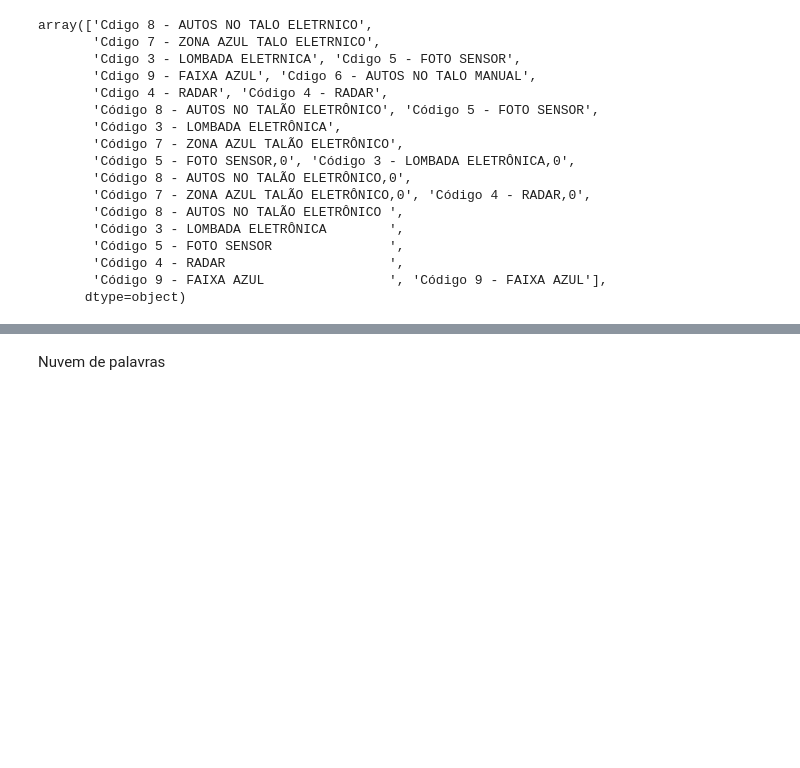
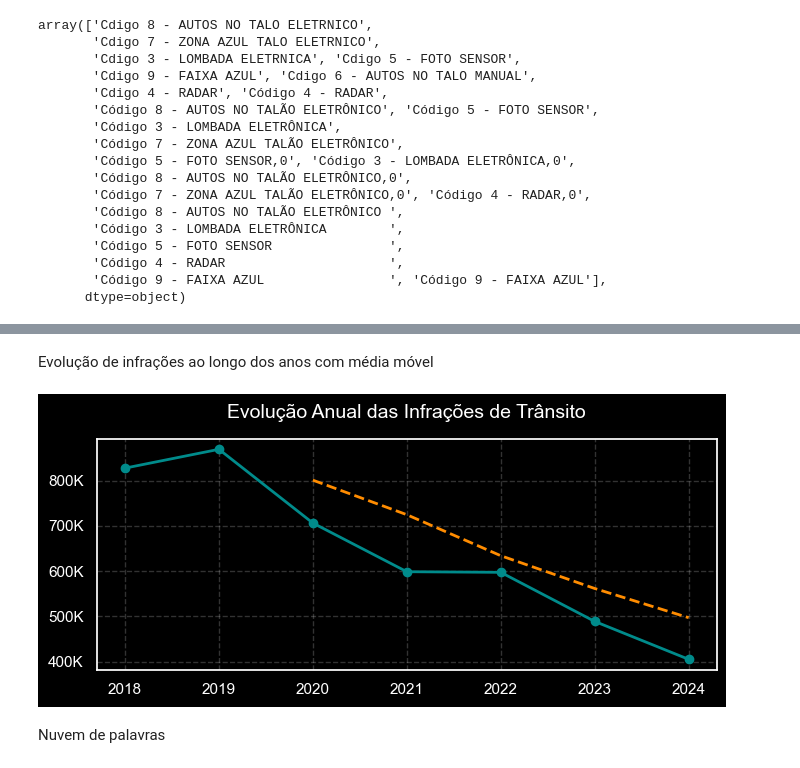
Before and after one commit to FlaviaCosta1037/analise_infracoes_transito, a Jupyter notebook: main.ipynb, the cells around one changed output, grey strips where cells are left out. Saved outputs shown, nothing was run; the diff lists cells and outputs as text; code cells hidden in the pictures; blank space fills up the shorter version.

```diff
--- a/main.ipynb
+++ b/main.ipynb
@@ -478,2 +425,31 @@ Colunas: Index(['agenteequipamento', 'quantidade'], dtype='object')
+# %% [markdown]
+Evolução de infrações ao longo dos anos com média móvel
+# %%
+# Para cada ano, cálculo da média dos 3 últimos valores (ano atual + 2 anteriores).
+
+contar_ano['media_movel'] = contar_ano['quantidade'].rolling(window=3).mean()
+
+plt.style.use('dark_background')
+
+plt.figure(figsize=(8, 3))
+plt.plot(contar_ano['ano'], contar_ano['quantidade'],
+         color='darkcyan', marker='o', linewidth=2)
+
+plt.plot(contar_ano['ano'], contar_ano['media_movel'],
+         color='darkorange', linestyle='--', linewidth=2, label='Média Móvel (3 anos)')
+
+plt.title('Evolução Anual das Infrações de Trânsito', fontsize=14, color='white', pad=15)
+
+# Formatação do eixo y
+formatter = mtick.FuncFormatter(lambda x, _: f'{x/1000:.0f}K' if x < 1_000_000 else f'{x/1_000_000:.1f}M')
+plt.gca().yaxis.set_major_formatter(formatter)
+
+# Grade e eixos
+plt.grid(True, linestyle='--', alpha=0.2)
+plt.tick_params(colors='white')
+
+plt.show()
+# %% [output]
+[figure, added]
 # %% [markdown]
 Nuvem de palavras
```
Also changed, not shown: parts of 12 cells of this notebook.
